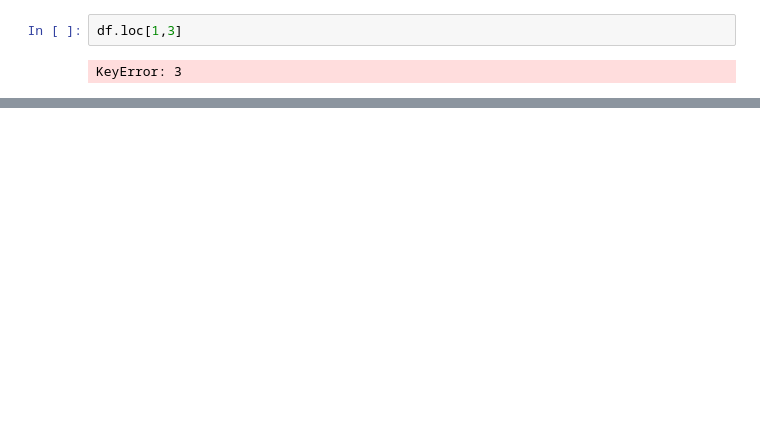
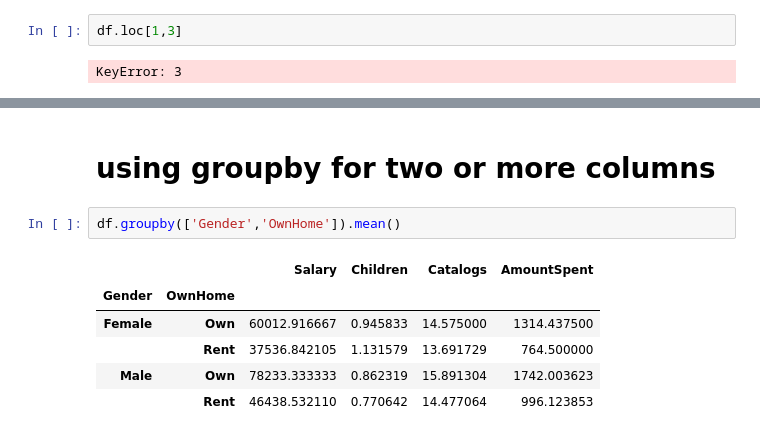
Before and after one commit to kshirsagarsiddharth/manipal_data_science, a Jupyter notebook: pandas_manipal.ipynb, the cells around one changed output, grey strips where cells are left out. Saved outputs shown, nothing was run; the diff lists cells and outputs as text; blank space fills up the shorter version.

```diff
--- a/pandas_manipal.ipynb
+++ b/pandas_manipal.ipynb
@@ -818,0 +960,11 @@ KeyError: 3
+# %% [markdown]
+# using groupby for two or more columns
+# %%
+df.groupby(['Gender','OwnHome']).mean()
+# %% [output]
+|  |  | Salary | Children | Catalogs | AmountSpent |
+| Gender | OwnHome |  |  |  |  |
+| Female | Own | 60012.916667 | 0.945833 | 14.575000 | 1314.437500 |
+|  | Rent | 37536.842105 | 1.131579 | 13.691729 | 764.500000 |
+| Male | Own | 78233.333333 | 0.862319 | 15.891304 | 1742.003623 |
+|  | Rent | 46438.532110 | 0.770642 | 14.477064 | 996.123853 |
```
Also changed, not shown: parts of 25 cells of this notebook.
